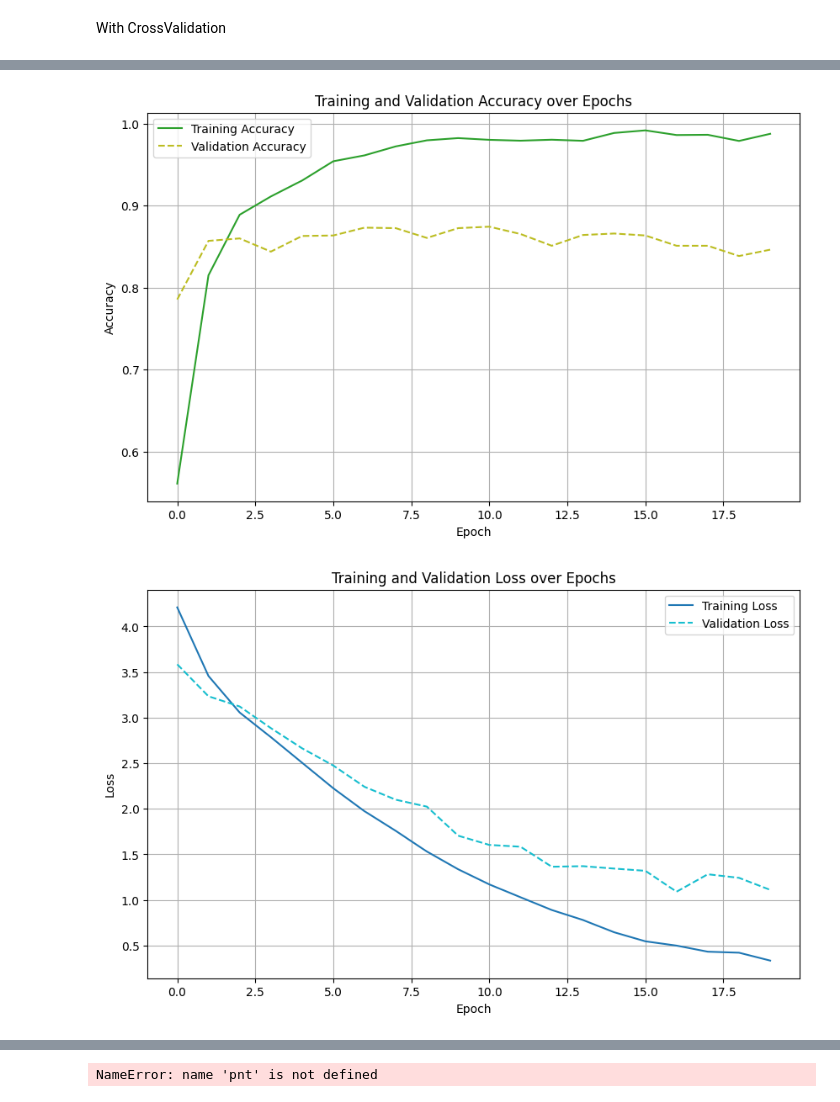
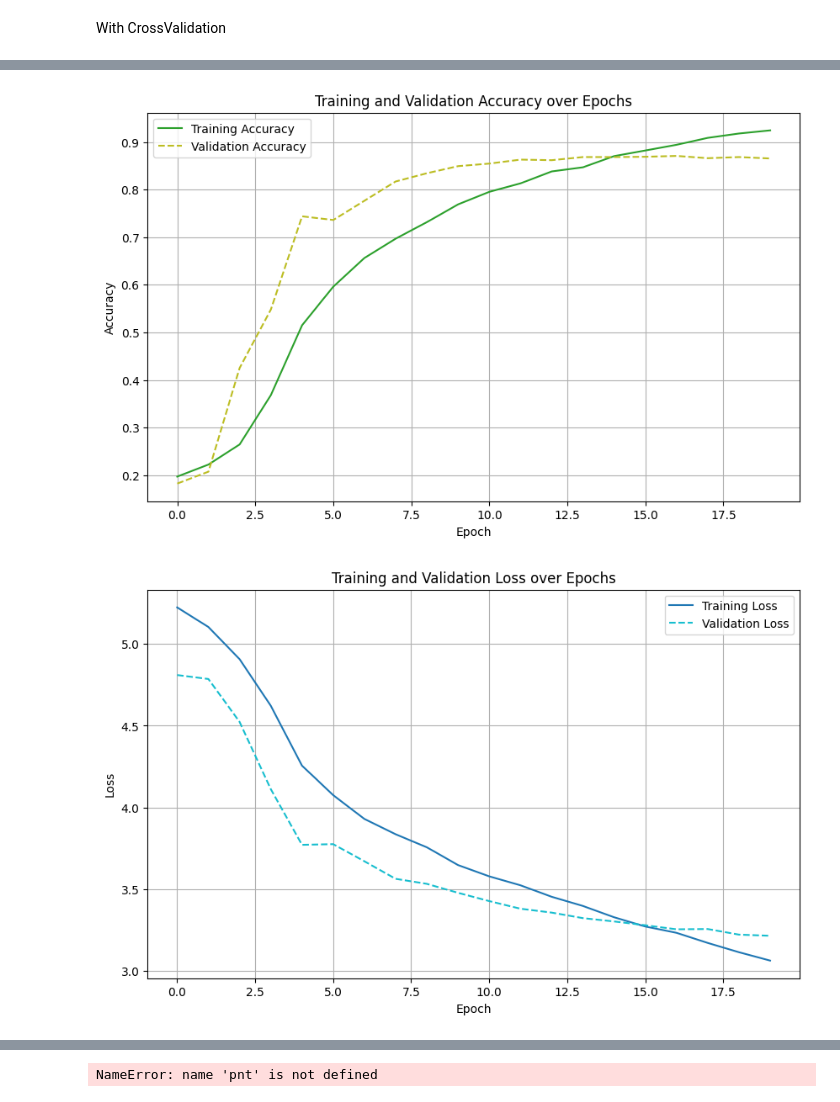
Before and after one commit to BewSorawit/News-Classification, a Jupyter notebook: 8.DistilBERT.ipynb, the cells around one changed output, grey strips where cells are left out. Drawn from its saved outputs; the diff is of its cells as text; code cells hidden in the pictures.

```diff
--- a/8.DistilBERT.ipynb
+++ b/8.DistilBERT.ipynb
@@ -155,17 +155,18 @@ def build_model(transformer, y_shape, loss='categorical_crossentropy', max_len=5
     cls_token = sequence_output[:, 0, :]
 
     # Adding dropout layer after the transformer output
-    x = tf.keras.layers.Dropout(0.5)(cls_token)
+    x = tf.keras.layers.Dropout(0.8)(cls_token)
 
-    # Adding additional dense layers
+
     # x = tf.keras.layers.Dense(256, activation='relu', kernel_regularizer=regularizers.l2(0.01))(x)
     # x = tf.keras.layers.BatchNormalization()(x)
+    # x = tf.keras.layers.Dropout(0.7)(x)
 
-    x = tf.keras.layers.Dropout(0.5)(x)
+
     x = tf.keras.layers.Dense(128, activation='relu', kernel_regularizer=regularizers.l2(0.01))(x)
     x = tf.keras.layers.BatchNormalization()(x)
 
-    x = tf.keras.layers.Dropout(0.5)(x)
+    x = tf.keras.layers.Dropout(0.8)(x)
     x = tf.keras.layers.Dense(64, activation='relu', kernel_regularizer=regularizers.l2(0.01))(x)
     x = tf.keras.layers.BatchNormalization()(x)
 
@@ -174,7 +175,7 @@ def build_model(transformer, y_shape, loss='categorical_crossentropy', max_len=5
     model = tf.keras.Model(inputs=input_word_ids, outputs=out)
 
     # Compile with a lower learning rate
-    model.compile(tf.keras.optimizers.Adam(learning_rate=1e-4), loss=loss, metrics=['accuracy'])
+    model.compile(tf.keras.optimizers.Adam(learning_rate=1e-5), loss=loss, metrics=['accuracy'])
 
     return model
 # %% [markdown]
@@ -372,10 +373,21 @@ def train_dist_bert(X, y, model_save_path):
     plt.ylabel('True Label')
     plt.show()
 
+    # Convert to percentages by row (true label)
+    cm_percentage = cm.astype('float') / cm.sum(axis=1)[:, np.newaxis] * 100
+
+    # Plot confusion matrix in percentage
+    plt.figure(figsize=(10, 8))
+    sns.heatmap(cm_percentage, annot=True, fmt='.2f', cmap='Blues', xticklabels=le.classes_, yticklabels=le.classes_)
+    plt.title('Confusion Matrix (Percentages)')
+    plt.xlabel('Predicted Label')
+    plt.ylabel('True Label')
+    plt.show()
+
     model.save(model_save_path)
 # %%
 X_encoded = regular_encode(df['text'].astype('str'), tokenizer, maxlen=80)
 # %%
-train_dist_bert(X_encoded, df['category_level_1'], 'bjk/model_category_level_1.h5')
+train_dist_bert(X_encoded, df['category_level_1'], 'bjk/model_category_level_1_20e.h5')
 # %% [output]
 Epoch 1/20
@@ -398,2 +410,2 @@ Epoch 20/20
-[figure, old version]
+[figure, new version]
-[figure, old version]
+[figure, new version]
```
Also changed, not shown: parts of 4 cells of this notebook, 1 other file.
